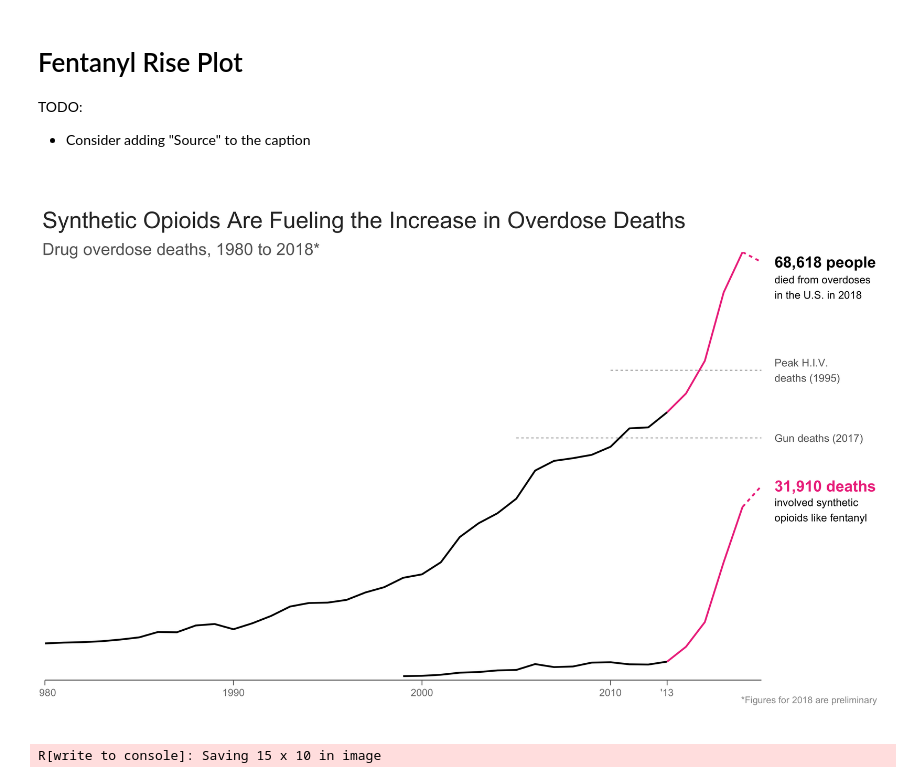
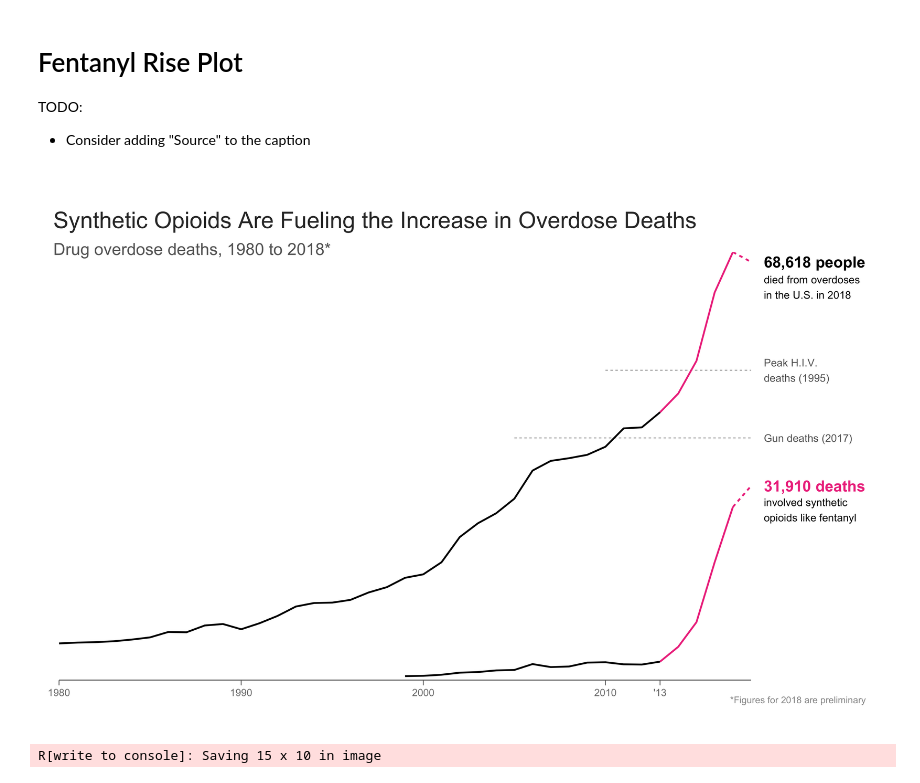
Before and after one commit to nithish08/opioids, a Jupyter notebook: src/MS-fentanyl-rise.ipynb, the cells around one changed output. Cells and saved outputs as stored; diff of their text form; code cells hidden in the pictures.

```diff
--- a/src/MS-fentanyl-rise.ipynb
+++ b/src/MS-fentanyl-rise.ipynb
@@ -204,7 +204,7 @@ theme_custom <- theme(panel.grid = element_blank(),
                       plot.title = element_text(size = 29.5, colour = "grey20", vjust = 0),
                       plot.subtitle = element_text(size = 21.5, colour = "grey40", vjust = -2),
                       plot.caption = element_text(size = 12, colour = "grey60", vjust = 3),
-                      plot.margin = unit(c(0.5, 0, 1, 0), "cm"))
+                      plot.margin = unit(c(0.5, 0.5, 1, 0.5), "cm"))
 
 # Colours
 highlight = "violetred2"
@@ -262,35 +262,35 @@ q <- q + geom_line(aes(x = Year, y = Deaths), data = synth2018, colour = highlig
 
 
 # Total deaths annotation
 q <- q + annotate("text", label = "68,618 people", x = x1, y = 68618, fontface = "bold", size = med, hjust = 0)
 q <- q + annotate("text", label = "died from overdoses\nin the U.S. in 2018", x = x1, y = 64500,
                   size = small, hjust = 0)
 
 # Synthetic deaths annotation
 q <- q + annotate("text", label = "31,910 deaths", x = x1, y = 31910, hjust = 0, fontface = "bold", size = med,
                   colour = highlight)
 q <- q + annotate("text", label = "involved synthetic\nopioids like fentanyl", x = x1, y = 28000, size = small, hjust = 0)
 
 
 # Titles
 q <- q + labs(title = "\nSynthetic Opioids Are Fueling the Increase in Overdose Deaths")
 q <- q + labs(subtitle = "Drug overdose deaths, 1980 to 2018*")
 q <- q + labs(caption = "*Figures for 2018 are preliminary")
 
 
 # Axes
 q <- q + geom_segment(aes(x = 1980, y = 0, xend = 2018, yend = 0), colour = "grey40", size = 1.2)
-q <- q + scale_x_continuous(breaks = xbreaks, labels = xlabs, expand = c(0.003,0))
+q <- q + scale_x_continuous(breaks = xbreaks, labels = xlabs, expand = c(0.007,0))
 q <- q + scale_y_continuous(expand = c(0,0))
 q <- q + coord_cartesian(xlim = c(1980, 2024))
 
 
 # Themes
 q <- q + theme_minimal() + theme_custom
 
 q
 # %% [output]
-[figure, old version]
+[figure, new version]
 # %%
 %%R -h 10 -w 15 -u in -r 200
 
```
Also changed, not shown: 7 other files.
